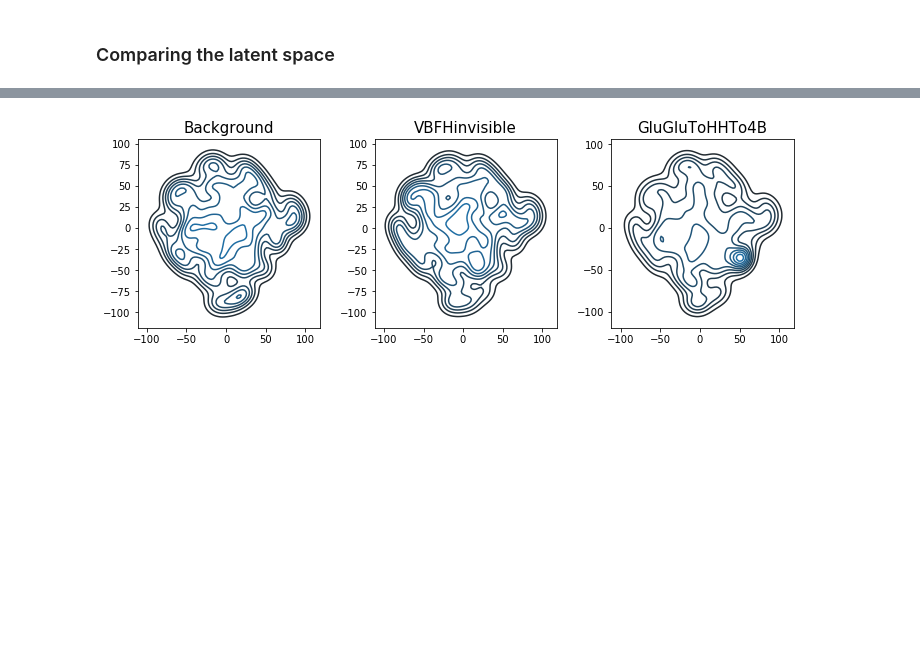
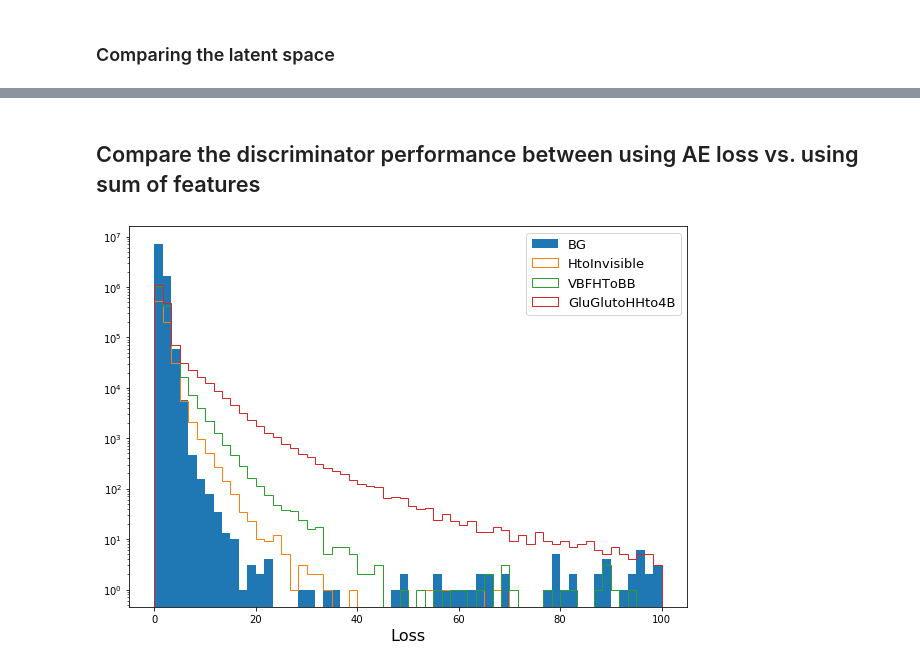
Before and after one commit to thongonary/AnomalyTrigger, a Jupyter notebook: Evaluation.ipynb, the cells around one changed output, grey strips where cells are left out. Drawn from its saved outputs; the diff is of its cells as text; code cells hidden in the pictures; blank space fills up the shorter version.

```diff
--- a/Evaluation.ipynb
+++ b/Evaluation.ipynb
@@ -245,24 +138,25 @@ for i in range(outputSignal3.shape[1]):
-# %%
-idx_max = 2000
-from sklearn.manifold import TSNE
-
-z_dset = np.array([])
-z_dset = np.concatenate((z_dset, latentData[:idx_max])) if z_dset.size else latentData[:idx_max]
-z_dset = np.concatenate((z_dset, latentSignal[:idx_max]))
-z_dset = np.concatenate((z_dset, latentSignal3[:idx_max]))
-z_embedded = TSNE(n_components=2).fit_transform(z_dset)
-
-import seaborn as sns
-all_labels = ['Background','VBFHinvisible', 'GluGluToHHTo4B']
-plt.figure(figsize=(16,8))
-plt.subplots_adjust(wspace=0.3, hspace=0.3)
-for i, n in enumerate(all_labels):
-    aux_z = z_embedded[i*idx_max: (i+1)*idx_max]
-    ax = plt.subplot(2,4,i+1)
-    sns.kdeplot(aux_z[:,0], aux_z[:,1], ax=ax)
-    #ax.set_xlabel('Embedded 0')
-    #ax.set_ylabel('Embedded 1')
-    ax.set_title(n, fontsize=15)
-plt.show()
-# %% [output]
-[figure, removed]
+# %% [markdown]
+## Compare the discriminator performance between using AE loss vs. using sum of features
+# %%
+plt.figure(figsize=(10,7))
+for sample in sampleMap:
+    plt.hist(sampleMap[sample]['loss'].flatten(), label=sample,
+             histtype=sampleMap[sample]['histtype'],
+             bins=60, range=(0,100))
+    plt.xlabel('Loss', fontsize=16)
+    plt.yscale('log')
+plt.legend(loc='best', fontsize=13)
+plt.show()
+
+plt.figure(figsize=(10,7))
+for sample in sampleMap:
+    sampleMap[sample]['featureSum'] = np.sum(sampleMap[sample]['input'], axis=1)
+    plt.hist(sampleMap[sample]['featureSum'].flatten(), label=sample,
+             histtype=sampleMap[sample]['histtype'],
+             bins=60, range=(30,500))
+    plt.xlabel('Sum of features', fontsize=16)
+    plt.yscale('log')
+plt.legend(loc='best', fontsize=13)
+plt.show()
+# %% [output]
+[figure, added]
```
Also changed, not shown: parts of 21 cells of this notebook, 1 other file.
